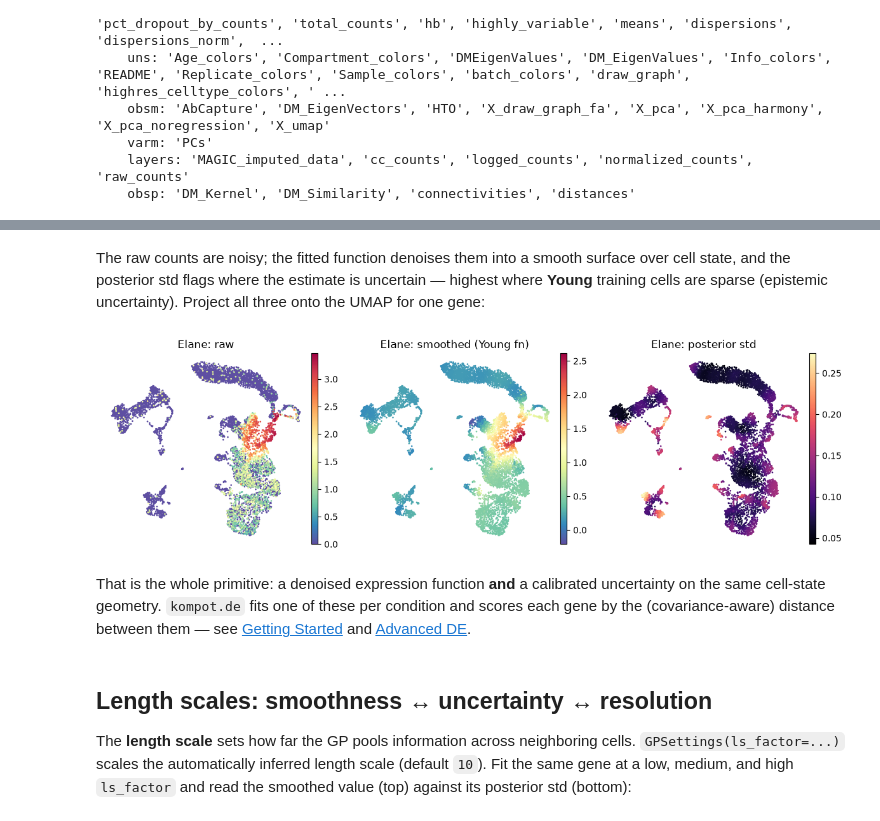
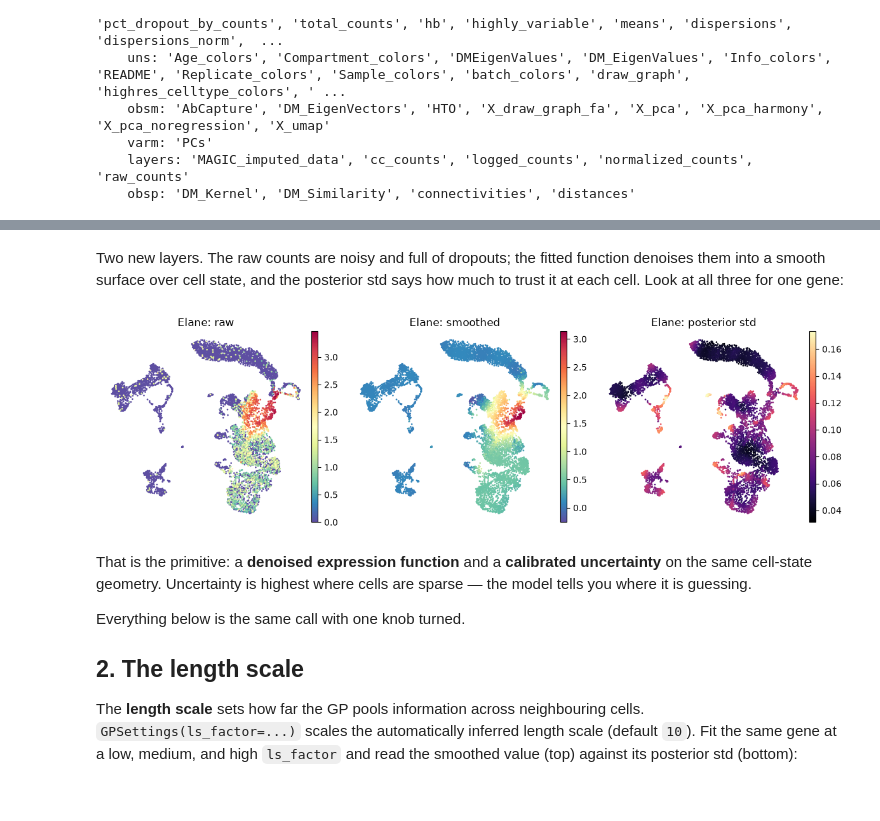
Before and after one commit to settylab/kompot, a Jupyter notebook: examples/05_smooth_expression.ipynb, the cells around one changed output, grey strips where cells are left out. Cells and saved outputs as stored; diff of their text form; code cells hidden in the pictures.

```diff
--- a/examples/05_smooth_expression.ipynb
+++ b/examples/05_smooth_expression.ipynb
@@ -41,18 +39,18 @@ plt.rcParams["image.cmap"] = "Spectral_r"
 Same dataset and cell-state representation as the DE tutorials:
 # %%
 DATA_PATH = "../data/murine_bone_marrow_aging.h5ad"
-GROUPING_COLUMN = "Age"                 # condition column in adata.obs
-CONDITIONS = ["Young", "Old"]           # first entry is the reference
-CELL_TYPE_COLUMN = "highres_celltype"   # for visualization only
+GROUPING_COLUMN = "Age"                       # condition column in adata.obs
+CONDITIONS = ["Young", "Old"]                 # first entry is the reference
+CELL_TYPE_COLUMN = "highres_celltype"         # for visualization only
 DIMENSIONALITY_REDUCTION = "DM_EigenVectors"  # cell-state representation
 LAYER_FOR_EXPRESSION = "logged_counts"        # expression layer
 
 # A few lineage markers to smooth (myeloid, B, erythroid programs).
 GENES = ["Elane", "Mpo", "Cd79a", "Car2"]
 
-from scipy import sparse as _sp
-def _dense(x):
-    return np.asarray(x.todense()) if _sp.issparse(x) else np.asarray(x)
+
+def dense(x):
+    return np.asarray(x.todense()).ravel() if sparse.issparse(x) else np.asarray(x).ravel()
 # %% [markdown]
 ## Load Data
 # %%
@@ -115,0 +91,12 @@ result["table"]
+# %%
+kompot.smooth_expression(
+    adata,
+    obsm_key=DIMENSIONALITY_REDUCTION,
+    layer=LAYER_FOR_EXPRESSION,
+    genes=GENES,
+)
+
+smoothed = "kompot_smooth_all_smoothed"   # layer: the fitted function, per cell
+std = "kompot_smooth_all_std"             # layer: its posterior standard deviation
+
+adata
@@ -116,41 +113,38 @@ result["table"]
 # %% [markdown]
-The raw counts are noisy; the fitted function denoises them into a smooth
-surface over cell state, and the posterior std flags where the estimate is
-uncertain — highest where **Young** training cells are sparse (epistemic
-uncertainty). Project all three onto the UMAP for one gene:
+Two new layers. The raw counts are noisy and full of dropouts; the fitted function denoises
+them into a smooth surface over cell state, and the posterior std says how much to trust it
+at each cell. Look at all three for one gene:
 # %%
 gene = GENES[0]
 gi = adata.var_names.get_loc(gene)
 
-adata.obs[f"{gene}: raw"] = _dense(
-    adata[:, gene].layers[LAYER_FOR_EXPRESSION]
-).ravel()
-adata.obs[f"{gene}: smoothed (Young fn)"] = adata.layers[sm_key][:, gi]
-adata.obs[f"{gene}: posterior std"] = adata.layers[std_key][:, gi]
+adata.obs[f"{gene}: raw"] = dense(adata[:, gene].layers[LAYER_FOR_EXPRESSION])
+adata.obs[f"{gene}: smoothed"] = adata.layers[smoothed][:, gi]
+adata.obs[f"{gene}: posterior std"] = adata.layers[std][:, gi]
 
 fig, axes = plt.subplots(1, 3, figsize=(12, 3.6))
 sc.pl.embedding(adata, "umap", color=f"{gene}: raw", ax=axes[0], show=False,
                 frameon=False, cmap="Spectral_r")
-sc.pl.embedding(adata, "umap", color=f"{gene}: smoothed (Young fn)", ax=axes[1],
+sc.pl.embedding(adata, "umap", color=f"{gene}: smoothed", ax=axes[1],
                 show=False, frameon=False, cmap="Spectral_r")
 sc.pl.embedding(adata, "umap", color=f"{gene}: posterior std", ax=axes[2],
                 show=False, frameon=False, cmap="magma")
 plt.tight_layout()
 # %% [output]
-[figure, old version]
+[figure, new version]
-# %% [markdown]
-That is the whole primitive: a denoised expression function **and** a calibrated
-uncertainty on the same cell-state geometry. `kompot.de` fits one of these per
-condition and scores each gene by the (covariance-aware) distance between them —
-see [Getting Started](./01_getting_started.ipynb) and
-[Advanced DE](./02_differential_expression_detailed.ipynb).
 # %% [markdown]
-## Length scales: smoothness ↔ uncertainty ↔ resolution
+That is the primitive: a **denoised expression function** and a **calibrated uncertainty**
+on the same cell-state geometry. Uncertainty is highest where cells are sparse — the model
+tells you where it is guessing.
 
-The **length scale** sets how far the GP pools information across neighboring
-cells. `GPSettings(ls_factor=...)` scales the automatically inferred length scale
-(default `10`). Fit the same gene at a low, medium, and high `ls_factor` and read
-the smoothed value (top) against its posterior std (bottom):
+Everything below is the same call with one knob turned.
+
+## 2. The length scale
+
+The **length scale** sets how far the GP pools information across neighbouring cells.
+`GPSettings(ls_factor=...)` scales the automatically inferred length scale (default `10`).
+Fit the same gene at a low, medium, and high `ls_factor` and read the smoothed value (top)
+against its posterior std (bottom):
 # %%
 scales = [(2.0, "sharp"), (10.0, "default"), (40.0, "smooth")]
 X = adata.obsm[DIMENSIONALITY_REDUCTION]
```
Also changed, not shown: parts of 26 cells of this notebook.
